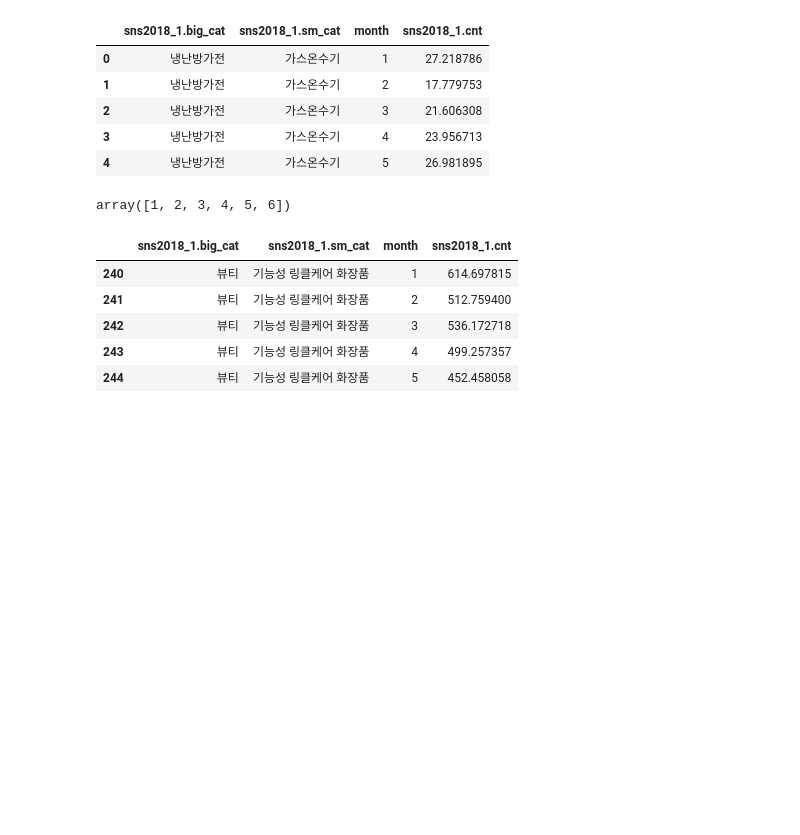
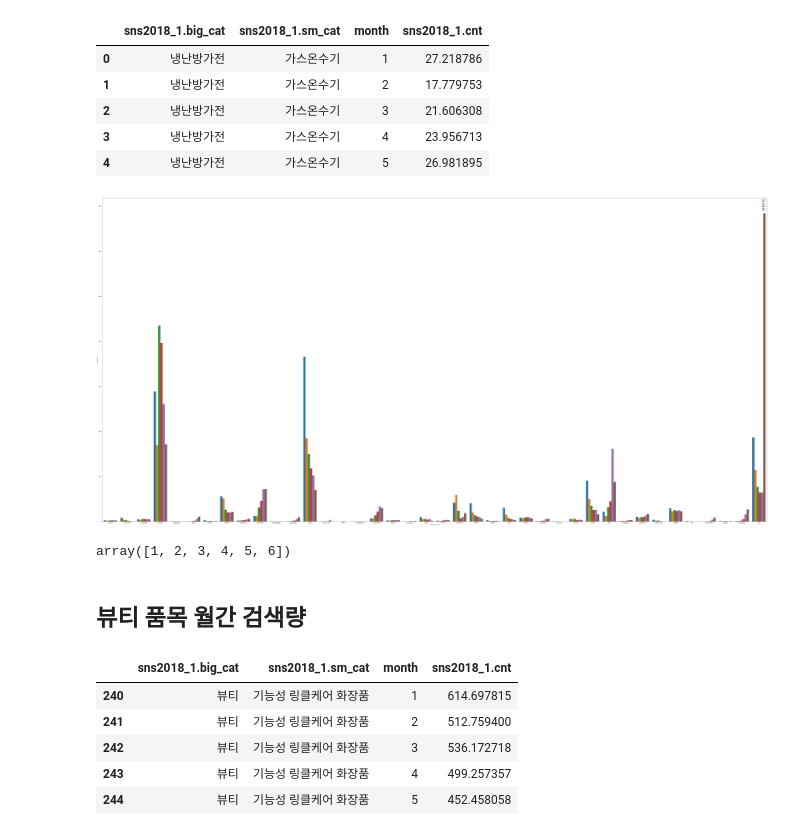
Before and after one commit to brandnewmin/brandnewm, a Jupyter notebook: sns2018_1.ipynb, the cells around one changed output. Cells and saved outputs as stored; diff of their text form; code cells hidden in the pictures; blank space fills up the shorter version.

```diff
--- a/sns2018_1.ipynb
+++ b/sns2018_1.ipynb
@@ -13,3 +37,4 @@ import matplotlib.pyplot as plt
 color = sns.color_palette()
 
 %matplotlib inline
+plt.rc('font', family='NanumBarunGothic')
@@ -145,10 +275,25 @@ sns18bigcat1.head()
 | 2 | 냉난방가전 | 가스온수기 | 3 | 21.606308 |
 | 3 | 냉난방가전 | 가스온수기 | 4 | 23.956713 |
 | 4 | 냉난방가전 | 가스온수기 | 5 | 26.981895 |
+# %%
+#냉난방가전 월별 검색량 그래프 barh
+#hue = month
+#sns2018_1.sm_cat, sns2018_1.cnt
+ind = np.arange(sns18bigcat1.shape[0])
+width = 0.9
+fig, ax = plt.subplots(figsize = (100,50))
+sns.barplot(x = 'sns2018_1.sm_cat', y = 'sns2018_1.cnt', hue = 'month', data = sns18bigcat1)
+#ax,set_yticks(ind)
+#ax.set_ytickslabels(sns2018_1.column_name.values, rotation = 'horizontal')
+plt.show()
+# %% [output]
+[figure, added]
 # %%
 sns18bigcat1['month'].unique()
 # %% [output]
 array([1, 2, 3, 4, 5, 6])
+# %% [markdown]
+## 뷰티 품목 월간 검색량
 # %%
 sns18bigcat2 = monthlycnt_sum[monthlycnt_sum['sns2018_1.big_cat'] == "뷰티"]
 sns18bigcat2.head()
```
Also changed, not shown: parts of 40 cells of this notebook.
